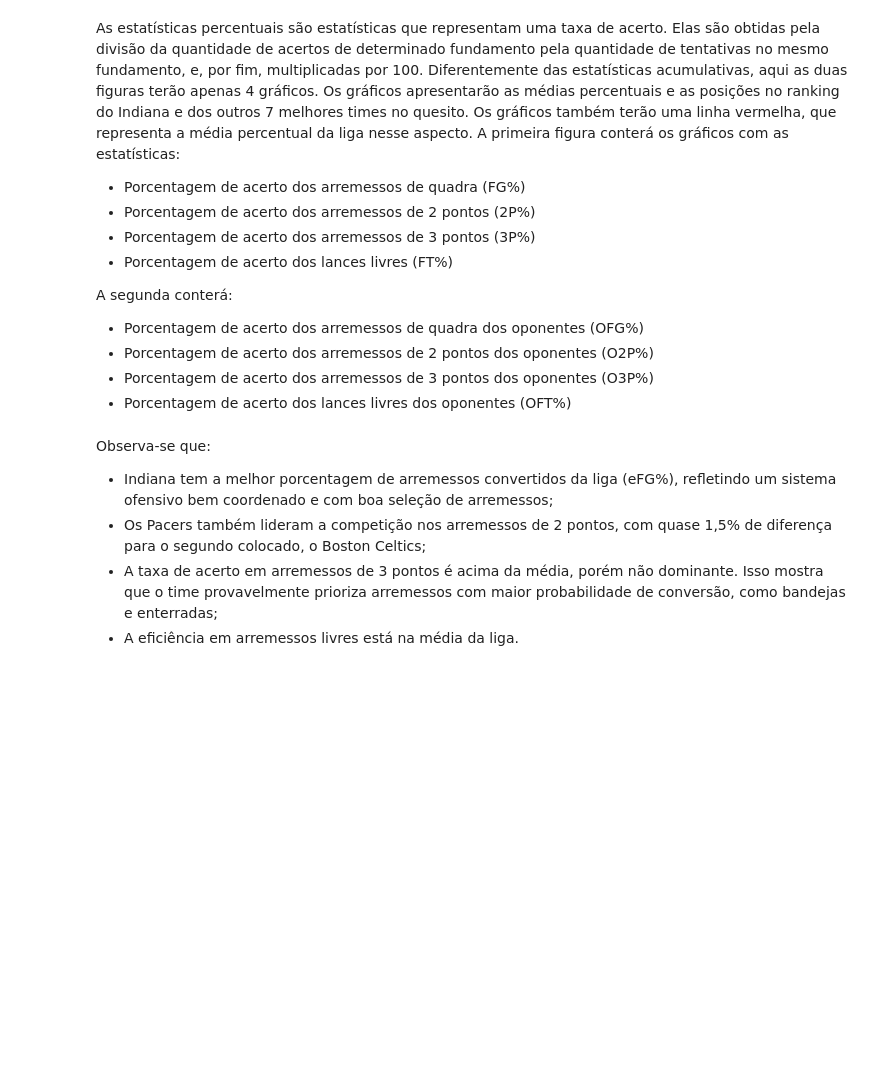
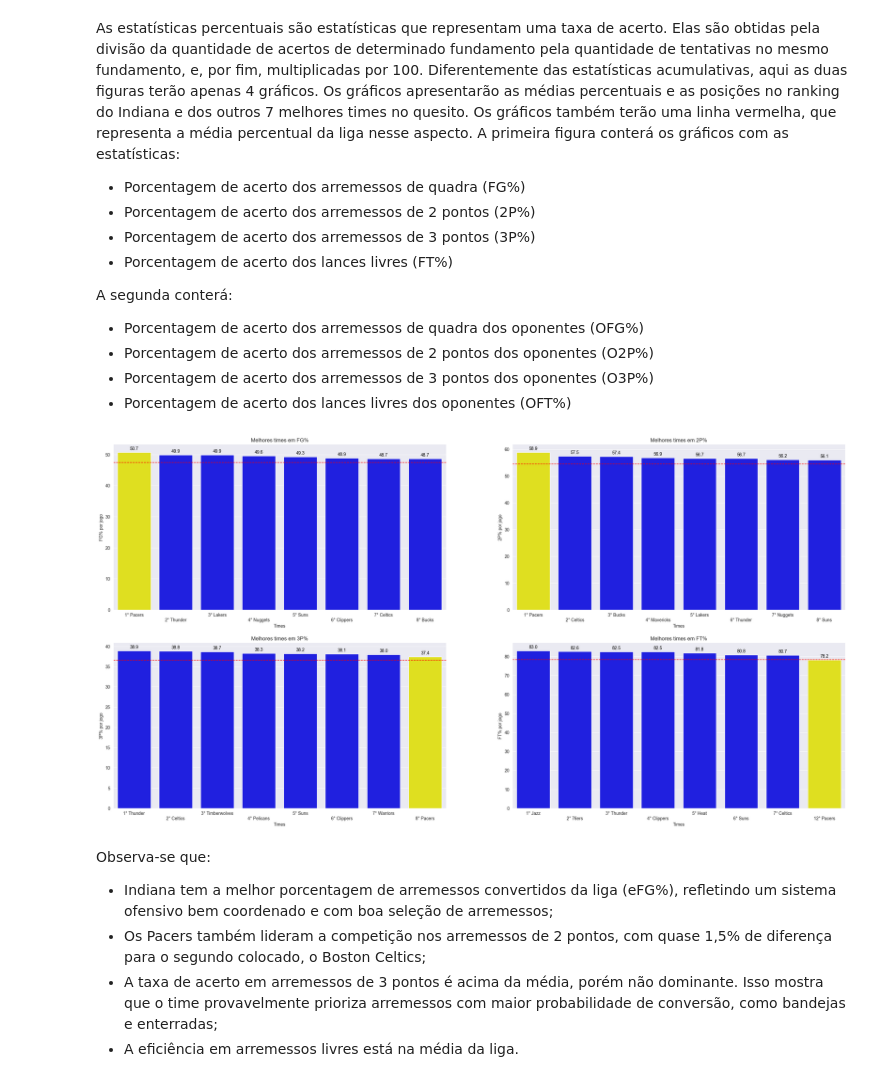
Before and after one commit to izaiasF6/Indiana-Pacers-Analysis, a Jupyter notebook: Notebooks/pacers.ipynb, the cells around one changed output. Saved outputs shown, nothing was run; the diff lists cells and outputs as text; code cells hidden in the pictures; blank space fills up the shorter version.

```diff
--- a/Notebooks/pacers.ipynb
+++ b/Notebooks/pacers.ipynb
@@ -183,7 +288,9 @@ A segunda conterá:
 </ul>
 # %%
 #Gráfico de estatísticas percentuais dos times
-ranking_barchart(df_teams, ["FG%", "2P%", "3P%", "FT%"])
+fig = ranking_barchart(df_teams, ["FG%", "2P%", "3P%", "FT%"])
+# %% [output]
+[figure, added]
 # %% [markdown]
 Observa-se que:
 <ul>
```
Also changed, not shown: parts of 23 cells of this notebook, 2 other files.
